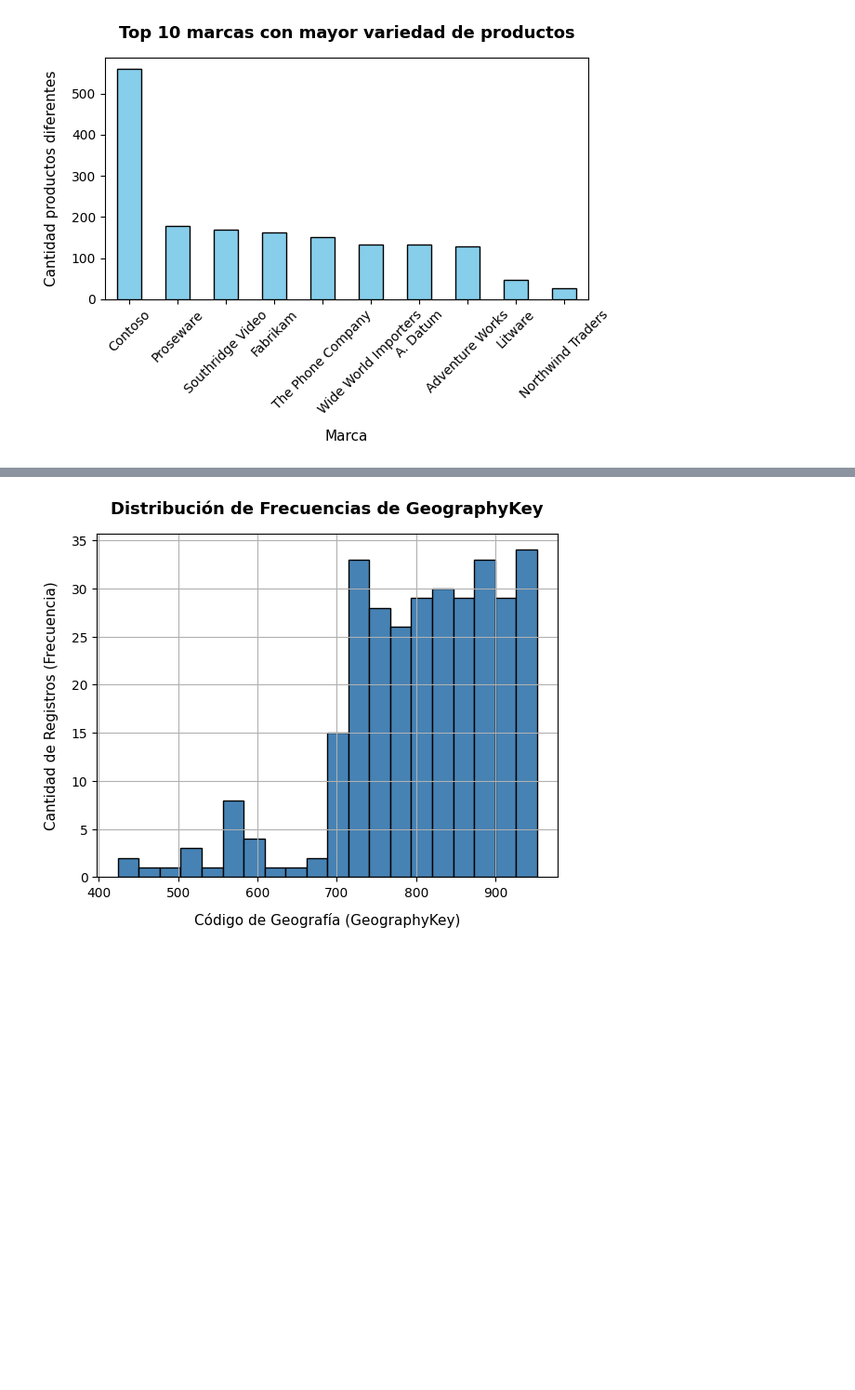
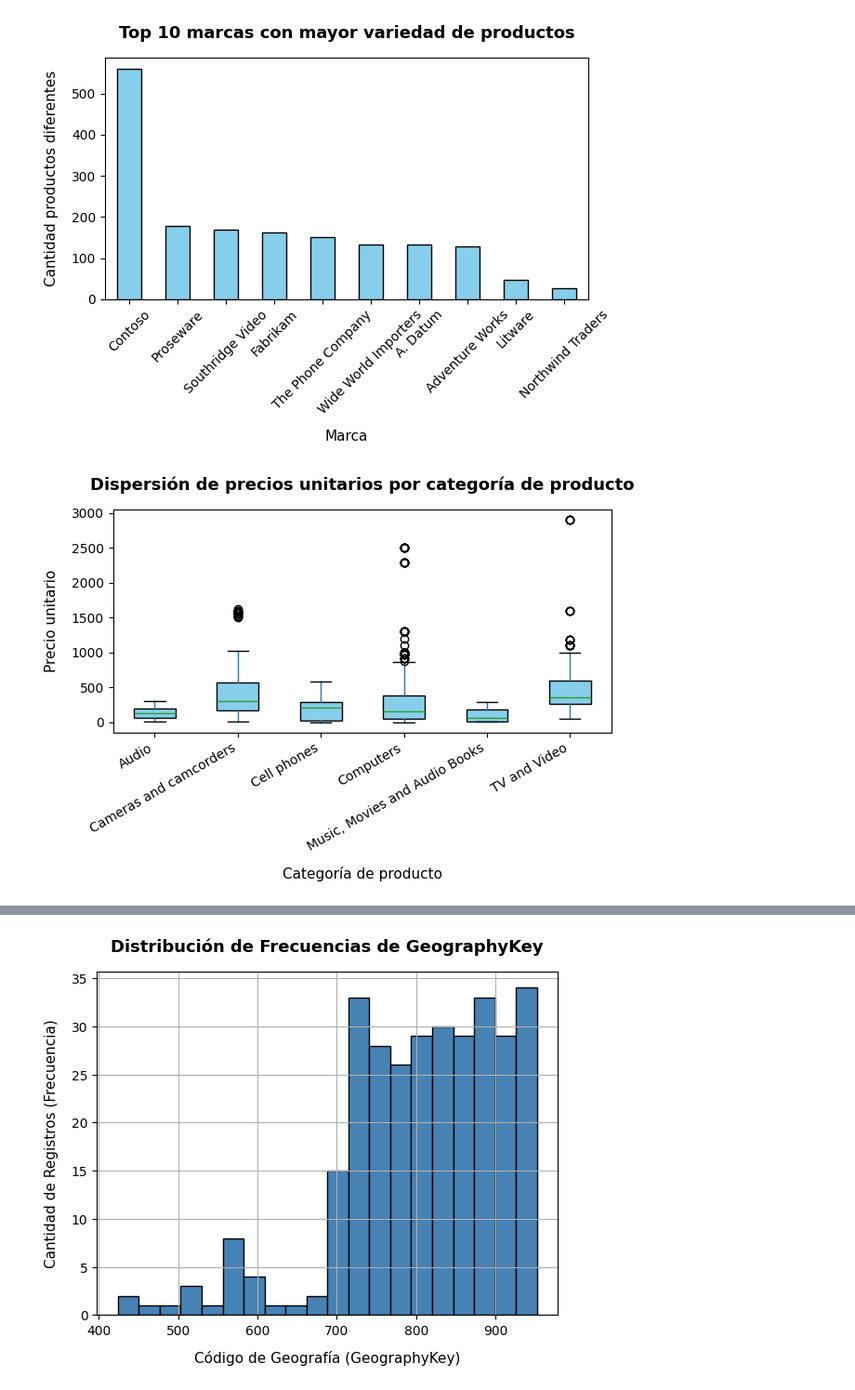
Before and after one commit to DarkLyng/Proyecto_Modelos, a Jupyter notebook: Proyecto_Modelos_.ipynb, the cells around one changed output, grey strips where cells are left out. Shown at 93% size. Drawn from its saved outputs; the diff is of its cells as text; code cells hidden in the pictures; blank space fills up the shorter version.

```diff
--- a/Proyecto_Modelos_.ipynb
+++ b/Proyecto_Modelos_.ipynb
@@ -405,3 +405,21 @@ plt.tight_layout()
 plt.show()
 # %% [output]
 [figure]
+# %%
+# Unimos subcategorías con categorías para tener el nombre completo
+df_prod_cat = tablas[2].merge(tablas[4], on='ProductSubcategoryKey', how='left')
+df_prod_cat = df_prod_cat.merge(tablas[3], on='ProductCategoryKey', how='left')
+
+# Gráfico de cajas
+df_prod_cat.boxplot(column='UnitPrice', by='ProductCategory', grid=False,
+                     patch_artist=True, boxprops=dict(facecolor='skyblue', color='black'))
+
+plt.title("Dispersión de precios unitarios por categoría de producto", fontsize=13, fontweight='bold', pad=15)
+plt.suptitle("")
+plt.xlabel("Categoría de producto", fontsize=11, labelpad=10)
+plt.ylabel("Precio unitario", fontsize=11, labelpad=10)
+plt.xticks(rotation=30, ha='right')
+plt.tight_layout()
+plt.show()
+# %% [output]
+[figure, added]
```
Also changed, not shown: parts of 1 cell of this notebook.
